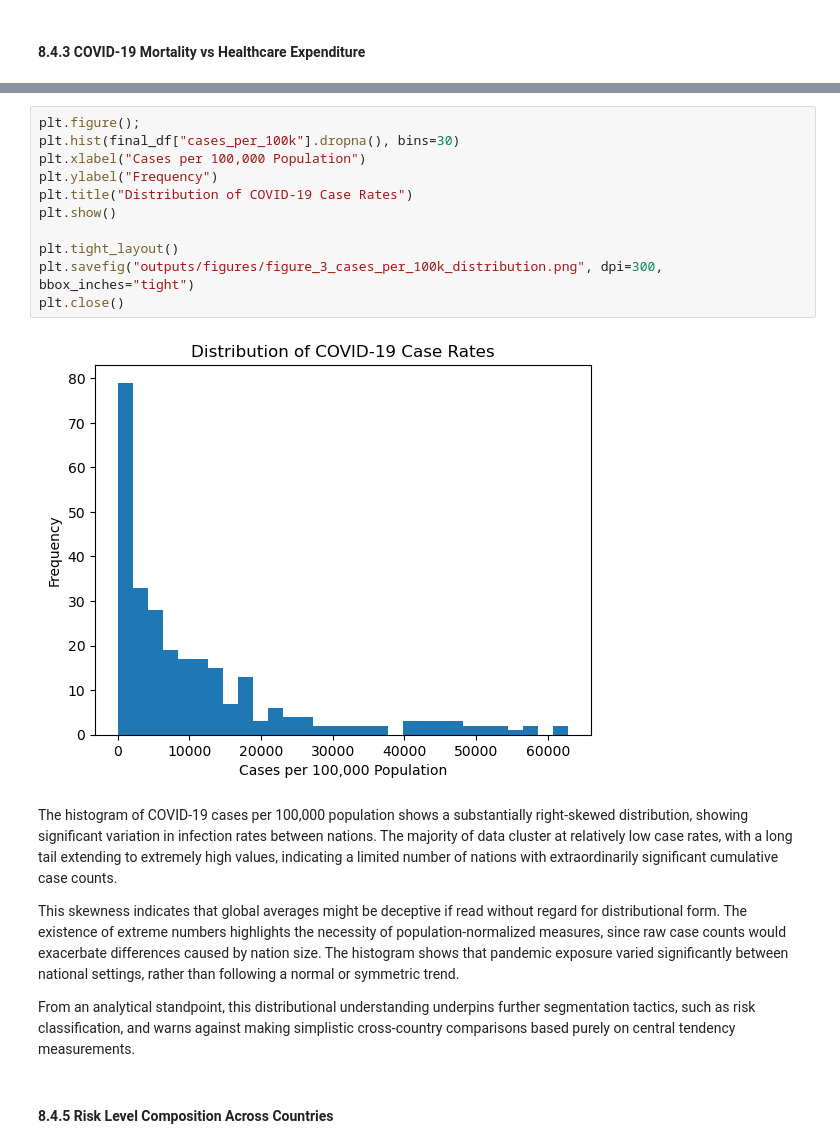
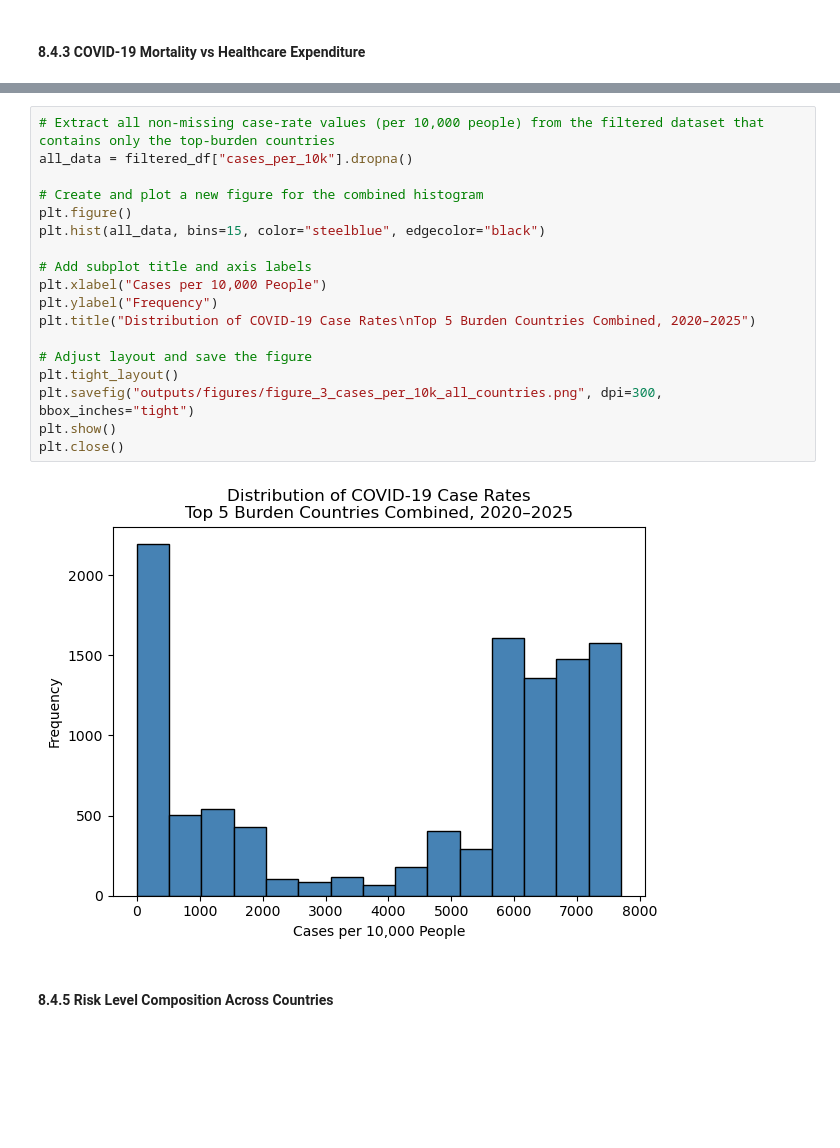
Before and after one commit to malavikakhaitan23/MN5813-Individual-Analytics-Report, a Jupyter notebook: Template.ipynb, the cells around one changed output, grey strips where cells are left out. Cells and saved outputs as stored; diff of their text form; blank space fills up the shorter version.

```diff
--- a/Template.ipynb
+++ b/Template.ipynb
@@ -805,21 +1033,22 @@ The plot also includes numerous extreme death observations, demonstrating that p
 # %%
-plt.figure();
-plt.hist(final_df["cases_per_100k"].dropna(), bins=30)
-plt.xlabel("Cases per 100,000 Population")
+# Extract all non‑missing case‑rate values (per 10,000 people) from the filtered dataset that contains only the top‑burden countries
+all_data = filtered_df["cases_per_10k"].dropna()
+
+# Create and plot a new figure for the combined histogram
+plt.figure()
+plt.hist(all_data, bins=15, color="steelblue", edgecolor="black")
+
+# Add subplot title and axis labels
+plt.xlabel("Cases per 10,000 People")
 plt.ylabel("Frequency")
-plt.title("Distribution of COVID-19 Case Rates")
+plt.title("Distribution of COVID-19 Case Rates\nTop 5 Burden Countries Combined, 2020–2025")
+
+# Adjust layout and save the figure
+plt.tight_layout()
+plt.savefig("outputs/figures/figure_3_cases_per_10k_all_countries.png", dpi=300, bbox_inches="tight")
 plt.show()
-
-plt.tight_layout()
-plt.savefig("outputs/figures/figure_3_cases_per_100k_distribution.png", dpi=300, bbox_inches="tight")
 plt.close()
 # %% [output]
-[figure, old version]
+[figure, new version]
-# %% [markdown]
-The histogram of COVID-19 cases per 100,000 population shows a substantially right-skewed distribution, showing significant variation in infection rates between nations. The majority of data cluster at relatively low case rates, with a long tail extending to extremely high values, indicating a limited number of nations with extraordinarily significant cumulative case counts.
-
-This skewness indicates that global averages might be deceptive if read without regard for distributional form. The existence of extreme numbers highlights the necessity of population-normalized measures, since raw case counts would exacerbate differences caused by nation size. The histogram shows that pandemic exposure varied significantly between national settings, rather than following a normal or symmetric trend.
-
-From an analytical standpoint, this distributional understanding underpins further segmentation tactics, such as risk classification, and warns against making simplistic cross-country comparisons based purely on central tendency measurements.
 # %% [markdown]
 #### 8.4.5 Risk Level Composition Across Countries
```
Also changed, not shown: parts of 138 cells of this notebook, 1 other file.
